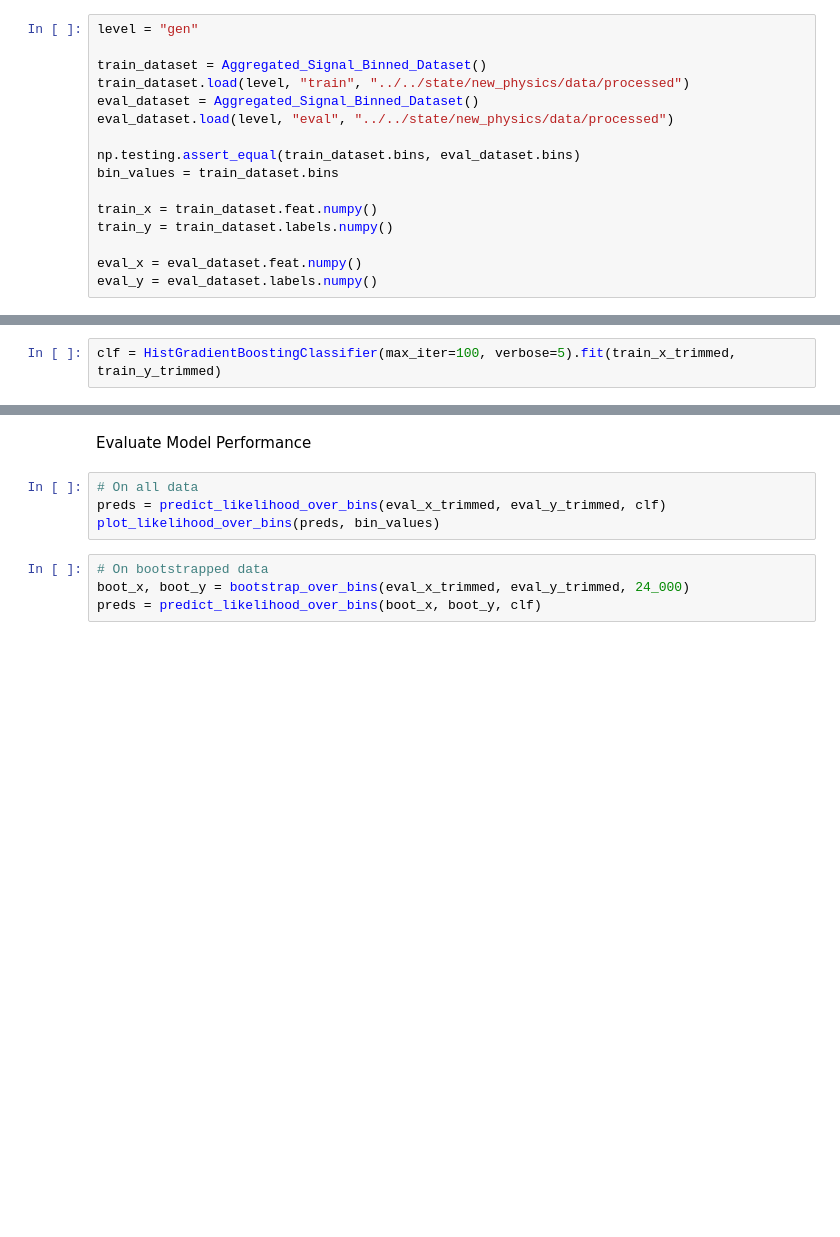
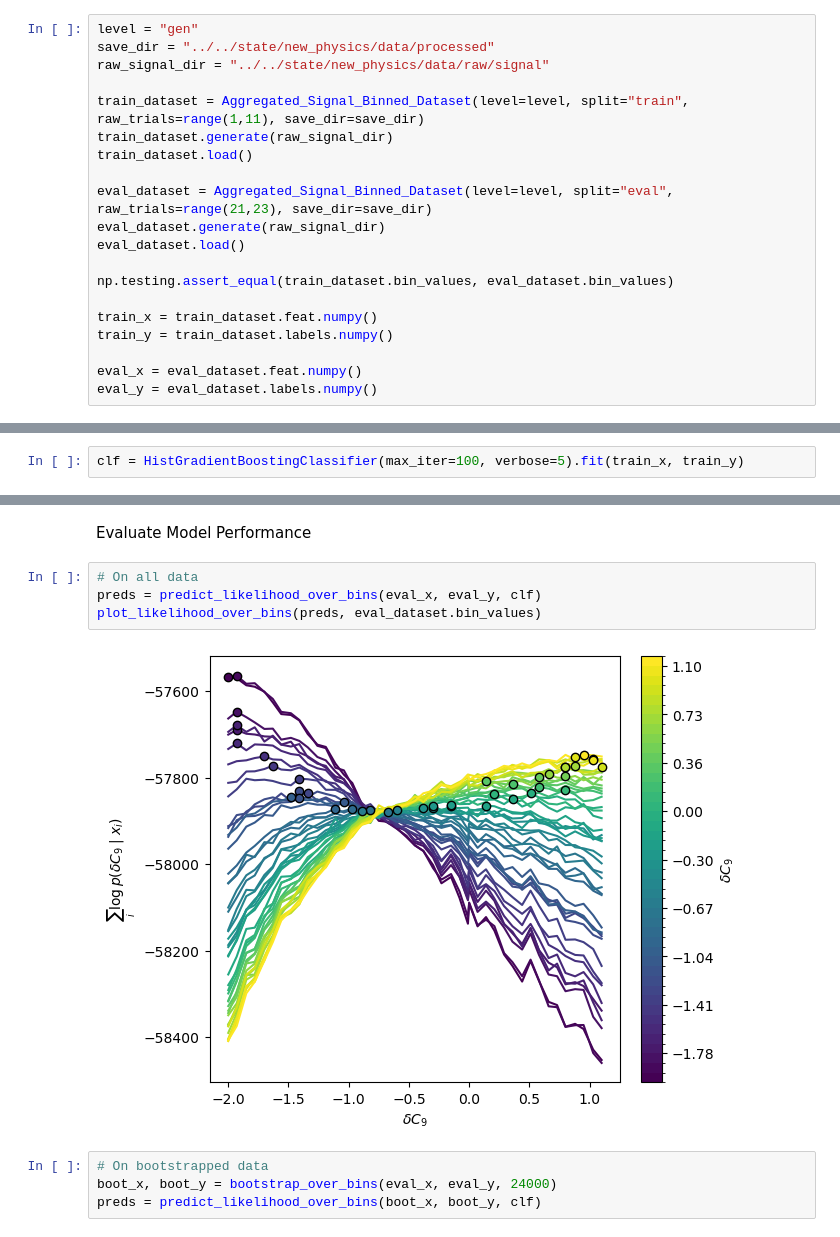
Before and after one commit to ethanlee20/btokstll, a Jupyter notebook: logic/scripts/ebe_bdt.ipynb, the cells around one changed output, grey strips where cells are left out. Saved outputs shown, nothing was run; the diff lists cells and outputs as text; blank space fills up the shorter version.

Commit message:
try set training

```diff
--- a/logic/scripts/ebe_bdt.ipynb
+++ b/logic/scripts/ebe_bdt.ipynb
@@ -154,14 +70,18 @@ def plot_prediction_linearity(input_values, avg_pred, stdev_pred, ref_line_buffe
 Load Data
 # %%
 level = "gen"
+save_dir = "../../state/new_physics/data/processed"
+raw_signal_dir = "../../state/new_physics/data/raw/signal"
 
-train_dataset = Aggregated_Signal_Binned_Dataset()
-train_dataset.load(level, "train", "../../state/new_physics/data/processed")
-eval_dataset = Aggregated_Signal_Binned_Dataset()
-eval_dataset.load(level, "eval", "../../state/new_physics/data/processed")
+train_dataset = Aggregated_Signal_Binned_Dataset(level=level, split="train", raw_trials=range(1,11), save_dir=save_dir)
+train_dataset.generate(raw_signal_dir)
+train_dataset.load()
 
-np.testing.assert_equal(train_dataset.bins, eval_dataset.bins)
-bin_values = train_dataset.bins
+eval_dataset = Aggregated_Signal_Binned_Dataset(level=level, split="eval", raw_trials=range(21,23), save_dir=save_dir)
+eval_dataset.generate(raw_signal_dir)
+eval_dataset.load()
+
+np.testing.assert_equal(train_dataset.bin_values, eval_dataset.bin_values)
 
 train_x = train_dataset.feat.numpy()
 train_y = train_dataset.labels.numpy()
@@ -209,4 +106,4 @@ plt.show()
 # %% [markdown]
 Fit the BDT
 # %%
-clf = HistGradientBoostingClassifier(max_iter=100, verbose=5).fit(train_x_trimmed, train_y_trimmed)
+clf = HistGradientBoostingClassifier(max_iter=100, verbose=5).fit(train_x, train_y)
@@ -214,10 +129,12 @@ clf = HistGradientBoostingClassifier(max_iter=100, verbose=5).fit(train_x_trimme
 Evaluate Model Performance
 # %%
 # On all data
-preds = predict_likelihood_over_bins(eval_x_trimmed, eval_y_trimmed, clf)
-plot_likelihood_over_bins(preds, bin_values)
+preds = predict_likelihood_over_bins(eval_x, eval_y, clf)
+plot_likelihood_over_bins(preds, eval_dataset.bin_values)
+# %% [output]
+[figure, added]
 # %%
 # On bootstrapped data
-boot_x, boot_y = bootstrap_over_bins(eval_x_trimmed, eval_y_trimmed, 24_000)
+boot_x, boot_y = bootstrap_over_bins(eval_x, eval_y, 24000)
 preds = predict_likelihood_over_bins(boot_x, boot_y, clf)
 # %%
```
Also changed, not shown: parts of 10 cells of this notebook, 39 other files.
